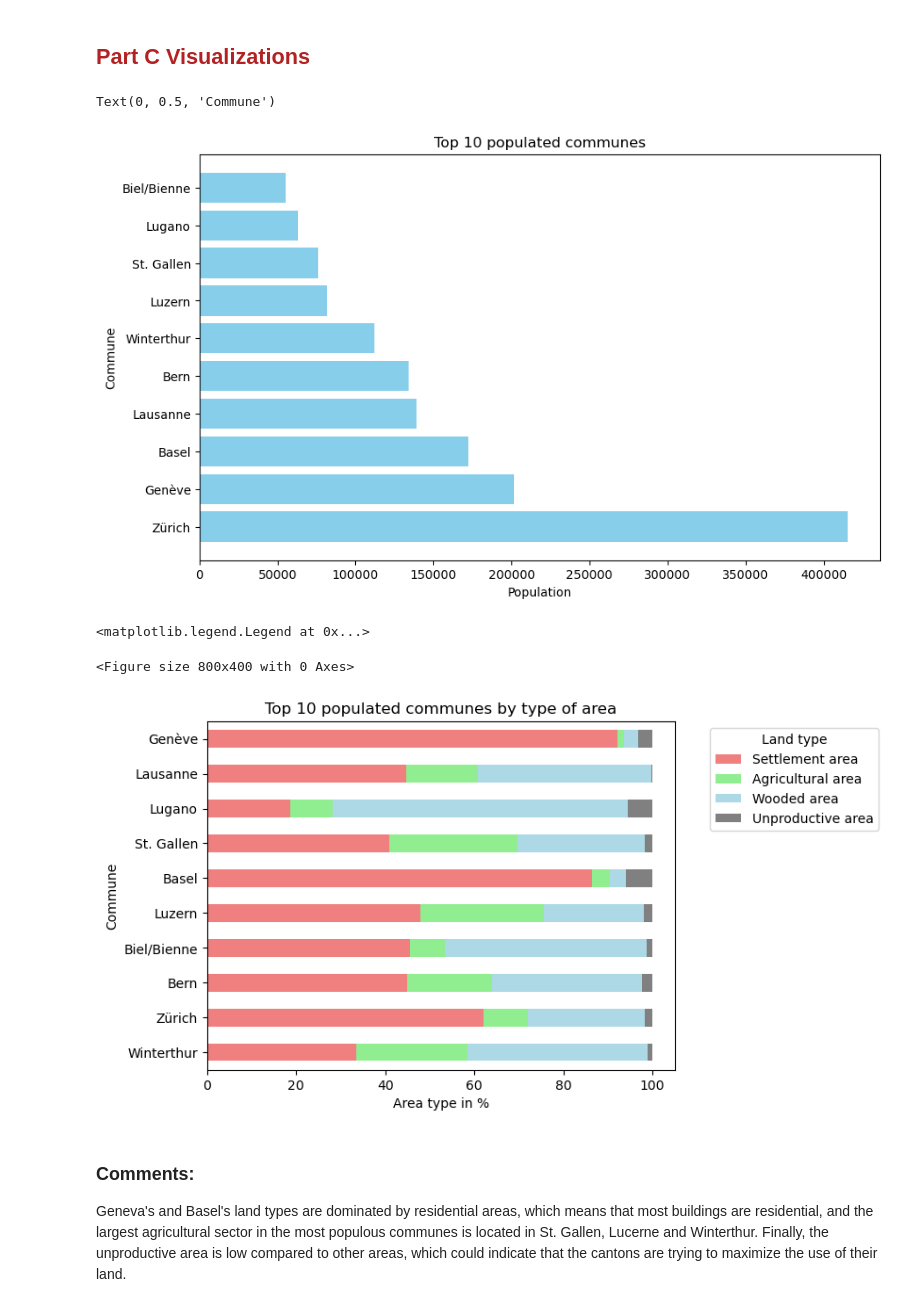
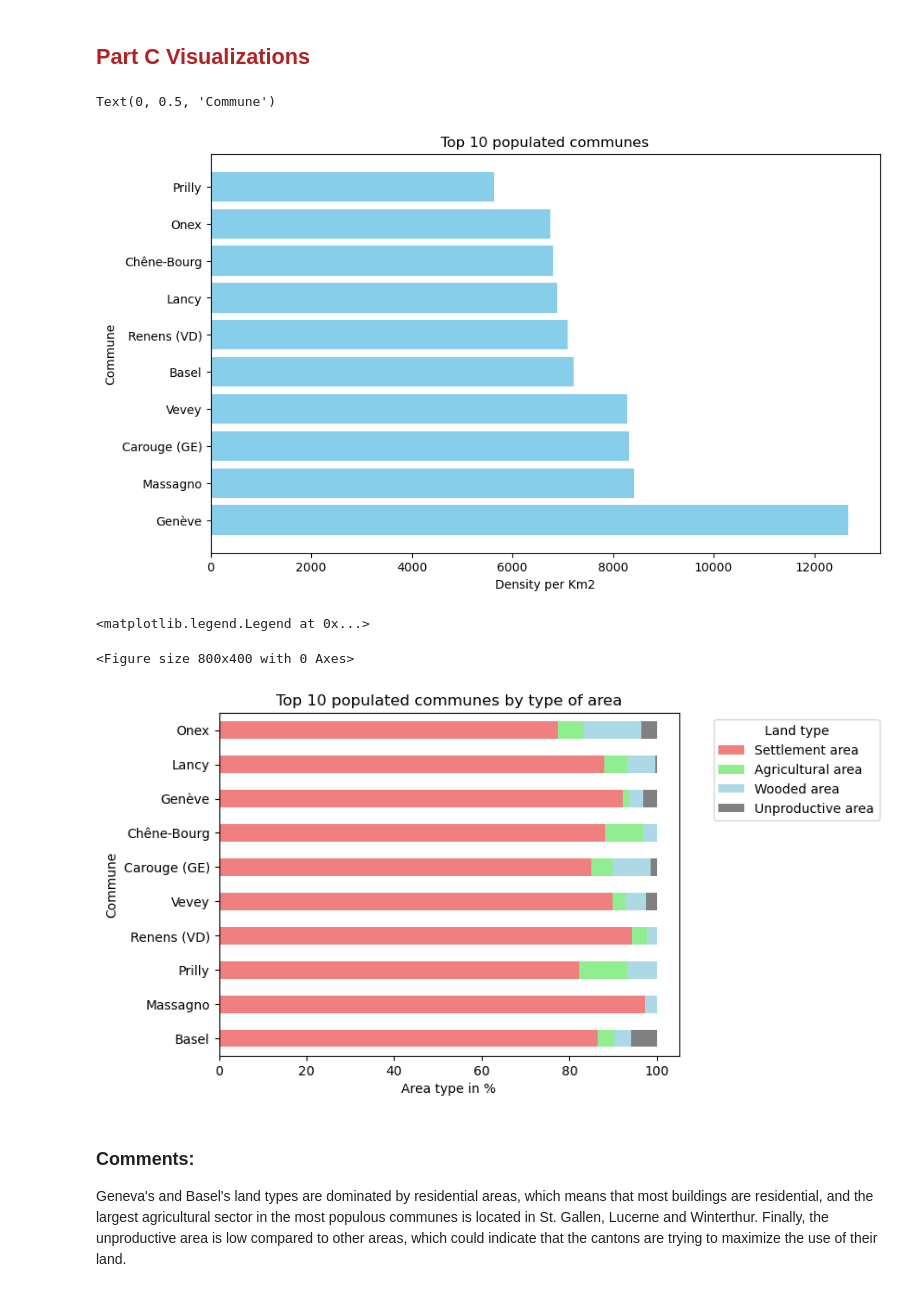
Before and after one commit to CarlosP333/Project-1, a Jupyter notebook: communes_solution.ipynb, the cells around one changed output. Cells and saved outputs as stored; diff of their text form; code cells hidden in the pictures.

```diff
--- a/communes_solution.ipynb
+++ b/communes_solution.ipynb
@@ -214,16 +236,16 @@ Name: Elevation, dtype: int64
 # %%
 # 1 Top 10 population communes - Horizontal Bar Plot
 
-top_10_populated_communes = df.nlargest(10, "Residents")[["Commune", "Residents"]]
+top_10_populated_communes = df.nlargest(10, "Population density per km²")[["Commune", "Population density per km²"]]
 
 plt.figure(figsize=(10, 6))
-plt.barh(top_10_populated_communes["Commune"], top_10_populated_communes["Residents"], color="skyblue")
+plt.barh(top_10_populated_communes["Commune"], top_10_populated_communes["Population density per km²"], color="skyblue")
 plt.title("Top 10 populated communes")
-plt.xlabel("Population")
+plt.xlabel("Density per Km2")
 plt.ylabel("Commune")
 # %% [output]
 Text(0, 0.5, 'Commune')
-[figure, old version]
+[figure, new version]
 # %%
 # 2 Horizontal stacked bar chart for land division
 
@@ -242,7 +264,7 @@ plt.legend(title="Land type", loc = "upper right", bbox_to_anchor=(1.45, 1))
 # %% [output]
 <matplotlib.legend.Legend at 0x...>
 <Figure size 800x400 with 0 Axes>
-[figure, old version]
+[figure, new version]
 # %% [markdown]
 ### Comments:
 
```
Also changed, not shown: parts of 10 cells of this notebook.
